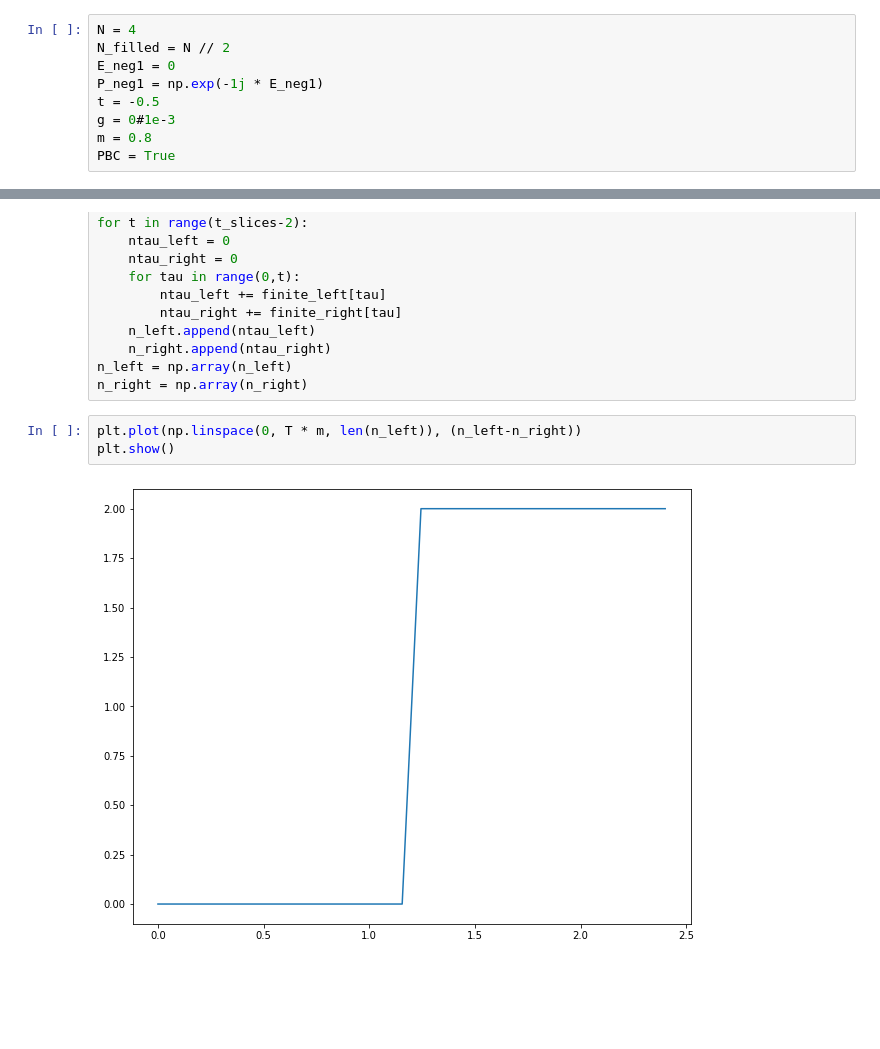
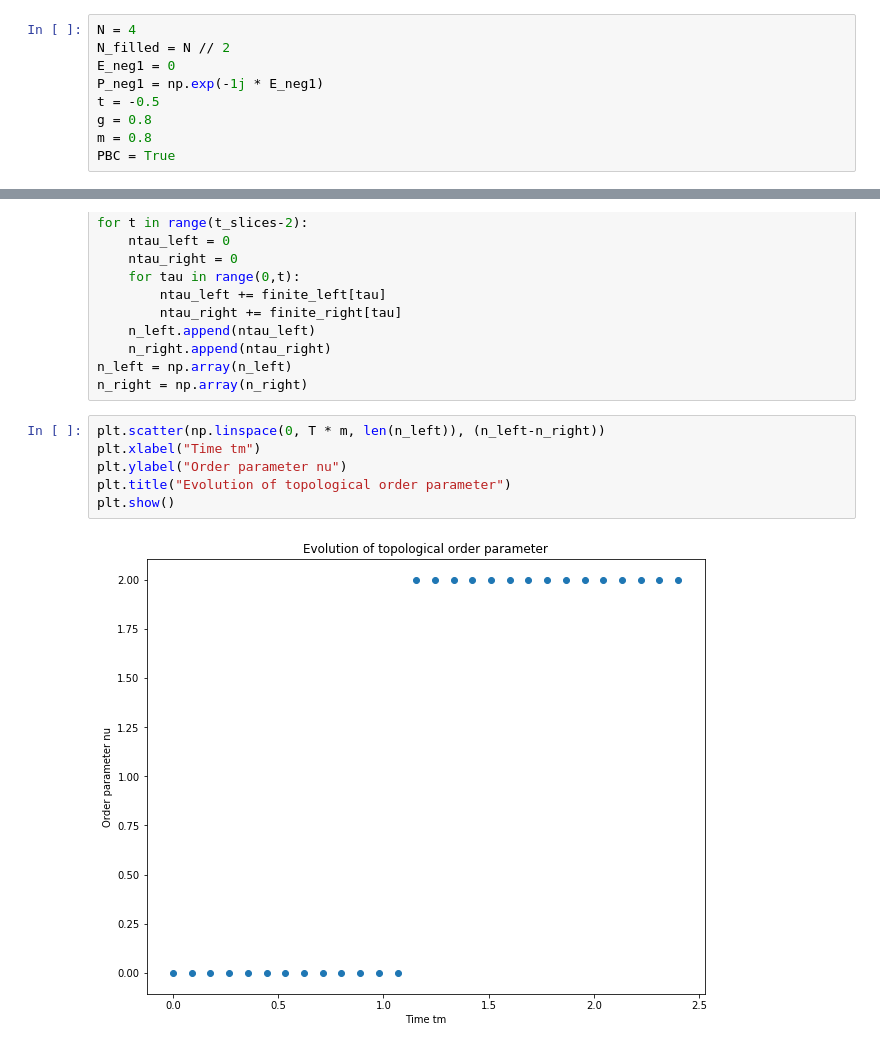
Before and after one commit to jacarolan/QuSpinLatticeFermions, a Jupyter notebook: U1 Fermion Theory.ipynb, the cells around one changed output, grey strips where cells are left out. Drawn from its saved outputs; the diff is of its cells as text; blank space fills up the shorter version.

```diff
--- a/U1 Fermion Theory.ipynb
+++ b/U1 Fermion Theory.ipynb
@@ -18,7 +18,7 @@ N_filled = N // 2
 E_neg1 = 0
 P_neg1 = np.exp(-1j * E_neg1)
 t = -0.5
-g = 0#1e-3
+g = 0.8
 m = 0.8
 PBC = True
 # %%
@@ -276,7 +279,10 @@ for t in range(t_slices-2):
 n_left = np.array(n_left)
 n_right = np.array(n_right)
 # %%
-plt.plot(np.linspace(0, T * m, len(n_left)), (n_left-n_right))
+plt.scatter(np.linspace(0, T * m, len(n_left)), (n_left-n_right))
+plt.xlabel("Time tm")
+plt.ylabel("Order parameter nu")
+plt.title("Evolution of topological order parameter")
 plt.show()
 # %% [output]
-[figure, old version]
+[figure, new version]
```
Also changed, not shown: parts of 4 cells of this notebook, 1 other file.
